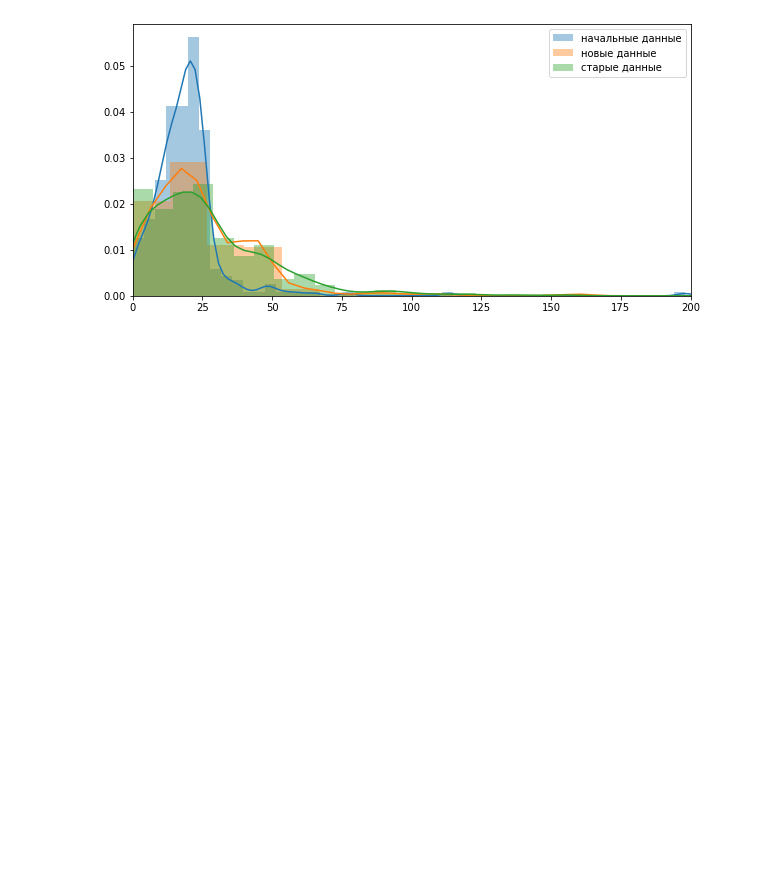
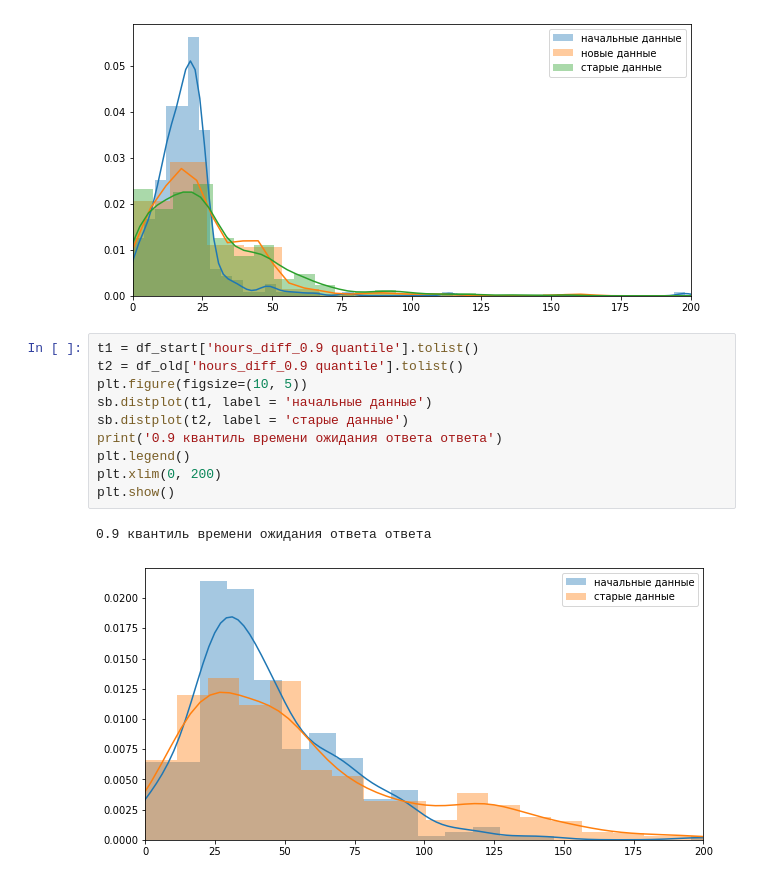
Before and after one commit to deethereal/Sirius_project, a Jupyter notebook: check_data.ipynb, the cells around one changed output. Cells and saved outputs as stored; diff of their text form; blank space fills up the shorter version.

```diff
--- a/check_data.ipynb
+++ b/check_data.ipynb
@@ -425,3 +425,16 @@ plt.show()
 # %% [output]
 Медиана времени ожидания ответа ответа
 [figure]
+# %%
+t1 = df_start['hours_diff_0.9 quantile'].tolist()
+t2 = df_old['hours_diff_0.9 quantile'].tolist()
+plt.figure(figsize=(10, 5))
+sb.distplot(t1, label = 'начальные данные')
+sb.distplot(t2, label = 'старые данные')
+print('0.9 квантиль времени ожидания ответа ответа')
+plt.legend()
+plt.xlim(0, 200)
+plt.show()
+# %% [output]
+0.9 квантиль времени ожидания ответа ответа
+[figure, added]
```
Also changed, not shown: parts of 9 cells of this notebook.
